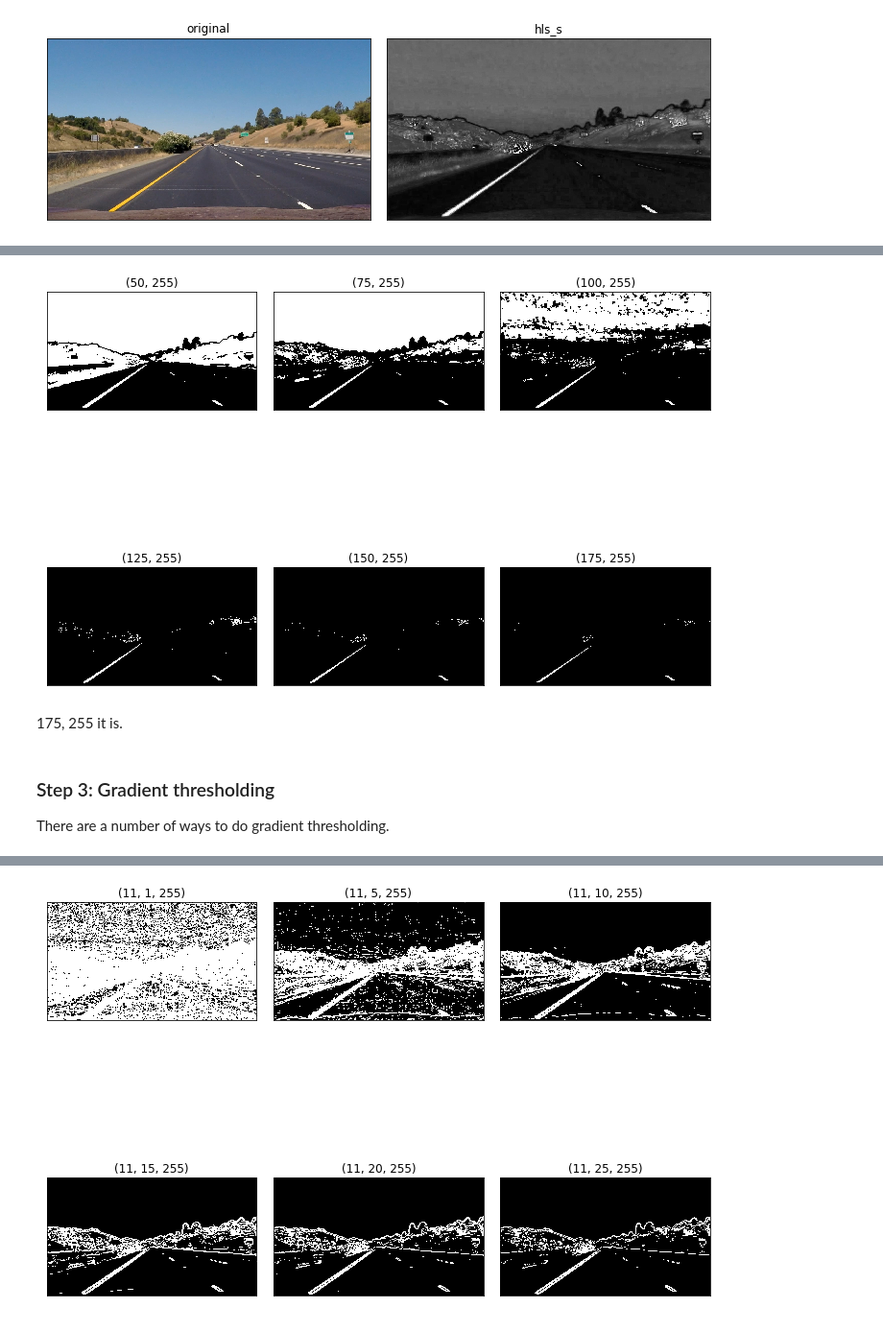
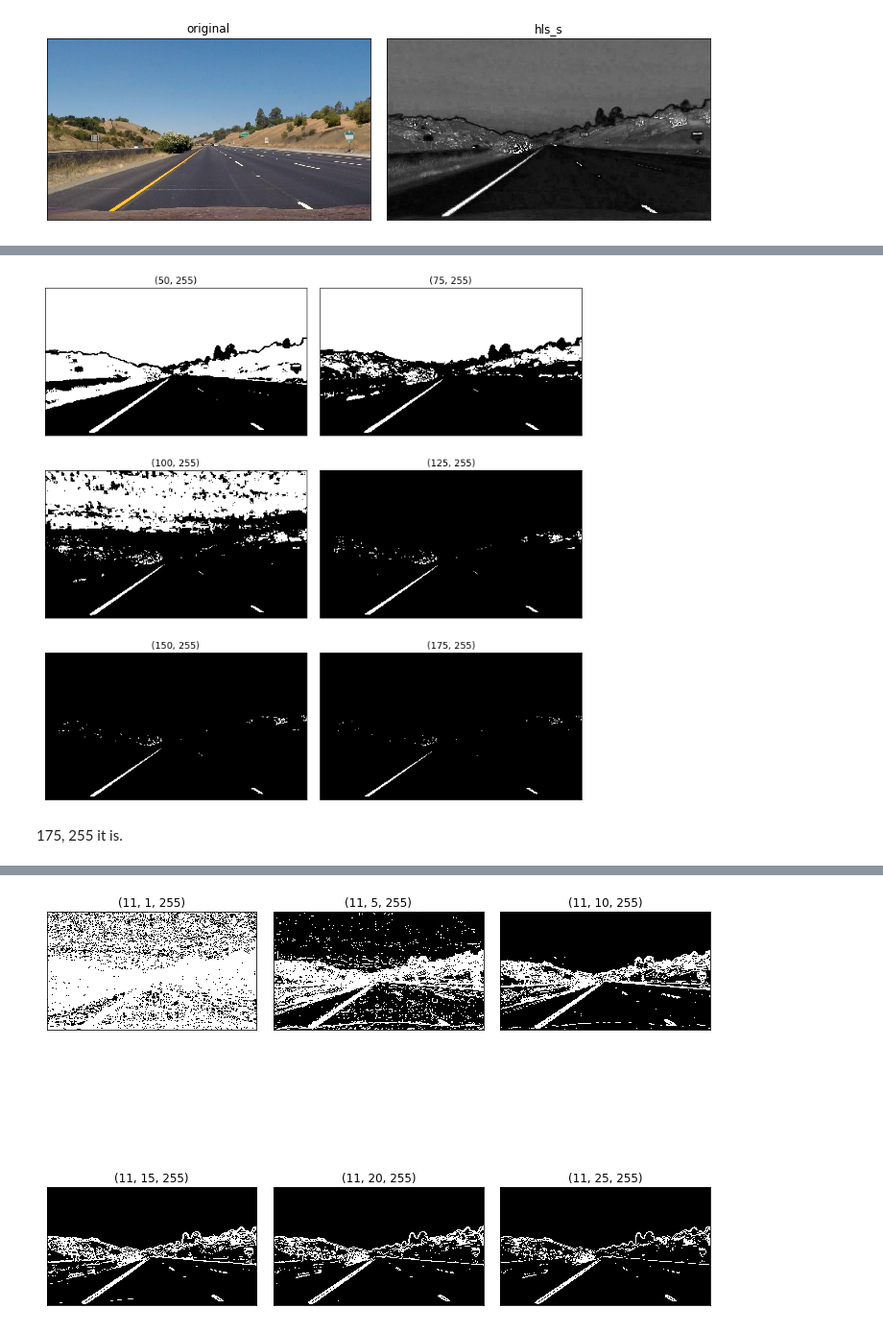
Before and after one commit to fqaiser94/CarND-Advanced-Lane-Lines, a Jupyter notebook: Lane_detection_piepeline.ipynb, the cells around one changed output, grey strips where cells are left out. Shown at 96% size. Cells and saved outputs as stored; diff of their text form; code cells hidden in the pictures.

```diff
--- a/Lane_detection_piepeline.ipynb
+++ b/Lane_detection_piepeline.ipynb
@@ -456,24 +490,20 @@ def color_threshold(img, thresh=(50, 255)):
 # %%
 thresholds=[
     (50, 255),
     (75, 255),
     (100, 255),
     (125, 255),
     (150, 255),
     (175, 255)
     ]
 
 show_image_list(
     img_list=[color_threshold(blur_image, threshold) for threshold in thresholds],
     img_labels=thresholds,
     cmap='gray',
-    cols=3
+    cols=2
 )
 # %% [output]
-[figure, old version]
+[figure, new version]
 # %% [markdown]
 175, 255 it is.
-# %% [markdown]
-### Step 3: Gradient thresholding
-
-There are a number of ways to do gradient thresholding.
```
Also changed, not shown: parts of 21 cells of this notebook, 4 other files.
